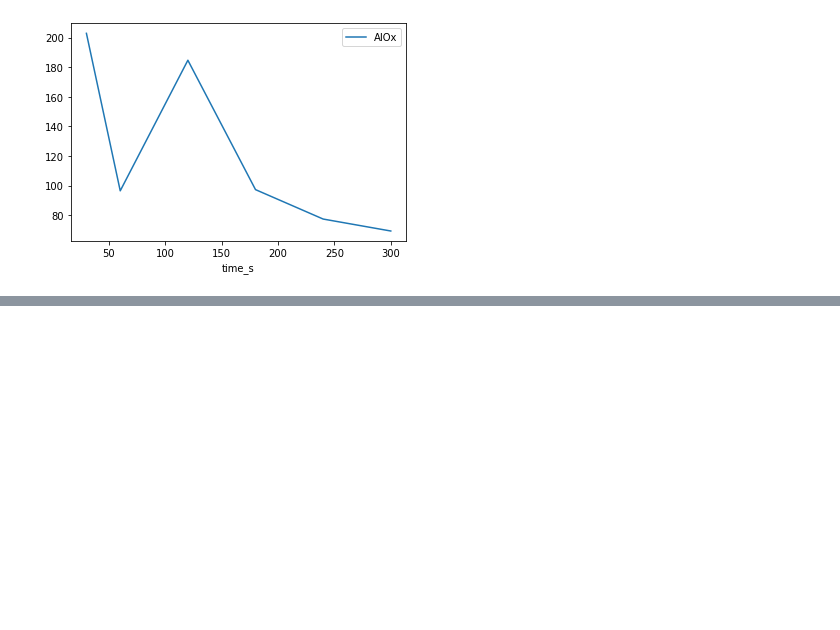
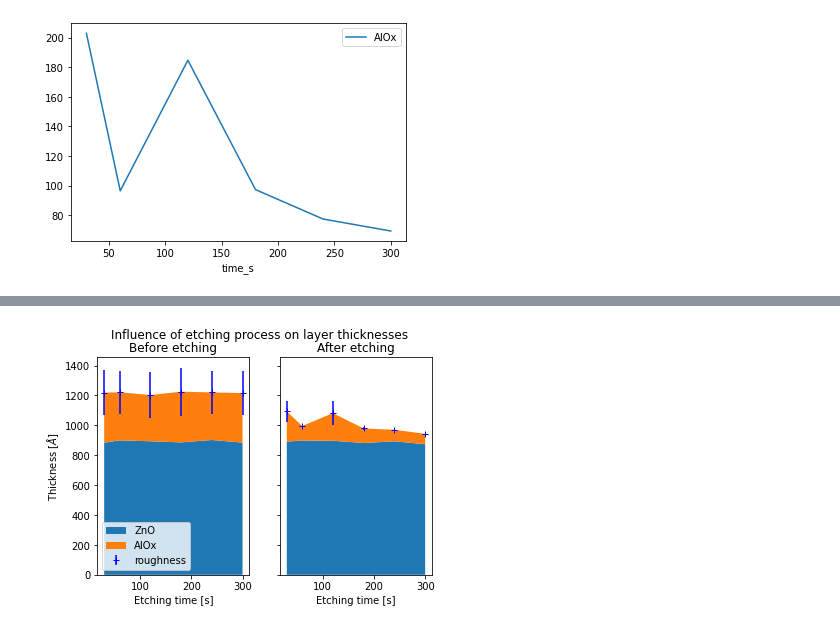
Before and after one commit to peltBartvan/msc-thesis, a Jupyter notebook: data/SE_etch/analyse.ipynb, the cells around one changed output, grey strips where cells are left out. Drawn from its saved outputs; the diff is of its cells as text; code cells hidden in the pictures; blank space fills up the shorter version.

```diff
--- a/data/SE_etch/analyse.ipynb
+++ b/data/SE_etch/analyse.ipynb
@@ -101,0 +118,24 @@ Text(0, 0.5, 'Thickness [$\\AA$]')
+# %%
+fig, (ax_before, ax_after) = plt.subplots(1, 2, sharey = True)
+
+data = df.loc[df.etched == 'before']
+ax_before.stackplot(data.time_s, data.ZnO, data.AlOx, labels=['ZnO','AlOx'])
+ax_before.errorbar(data.time_s, data.tot_height, yerr=data.Roughness, fmt='b+', label='roughness')
+ax_before.legend()
+ax_before.set_xlabel('Etching time [s]')
+ax_before.set_ylabel('Thickness [$\AA$]')
+ax_before.set_title('Before etching')
+
+data = df.loc[df.etched == 'after']
+ax_after.stackplot(data.time_s, data.ZnO, data.AlOx, labels=['ZnO','AlOx'])
+ax_after.errorbar(data.time_s, data.tot_height, yerr=data.Roughness, fmt='b+', label='roughness')
+
+ax_after.set_xlabel('Etching time [s]')
+ax_after.set_title('After etching')
+
+fig.suptitle('Influence of etching process on layer thicknesses')
+
+imagefolder = '../../images/'
+fig.savefig(imagefolder + 'etching_thicknesses.png', dpi = 300)
+# %% [output]
+[figure, added]
```
Also changed, not shown: parts of 3 cells of this notebook, 2 other files.
